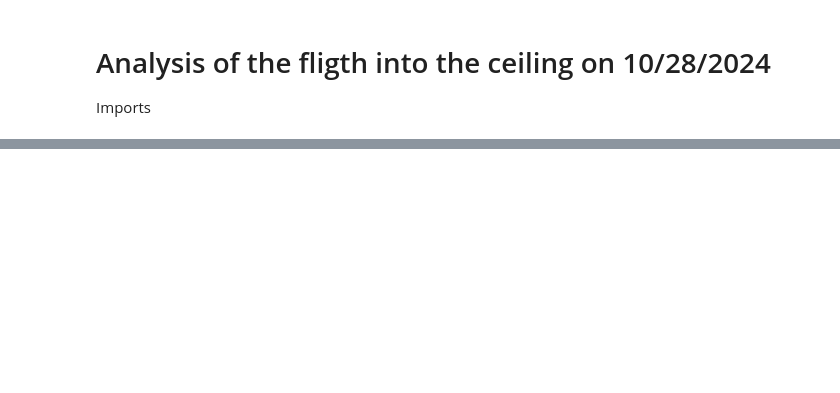
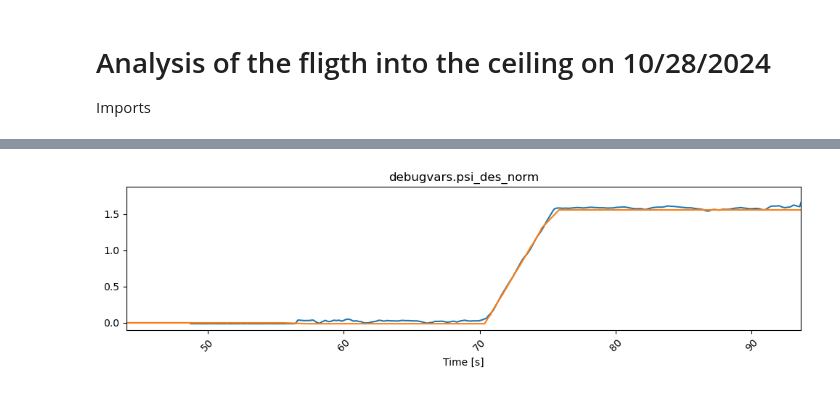
Before and after one commit to danthoney123/AE483FinalProject, a Jupyter notebook: crazyflie-client/testing/flight_analysis.ipynb, the cells around one changed output, grey strips where cells are left out. Saved outputs shown, nothing was run; the diff lists cells and outputs as text; code cells hidden in the pictures; blank space fills up the shorter version.

```diff
--- a/crazyflie-client/testing/flight_analysis.ipynb
+++ b/crazyflie-client/testing/flight_analysis.ipynb
@@ -174,0 +217,9 @@ plot_drone_data_ontop('hardware_data.json', plot_keys, start_trim=35.0, end_trim
+# %%
+plot_keys = [
+"ae483log.psi",
+'debugvars.psi_des_norm',
+             ]
+
+plot_drone_data_ontop('hardware_data.json', plot_keys, start_trim=0.0, end_trim=0.0)
+# %% [output]
+[figure, added]
```
Also changed, not shown: parts of 6 cells of this notebook, 3 other files.
